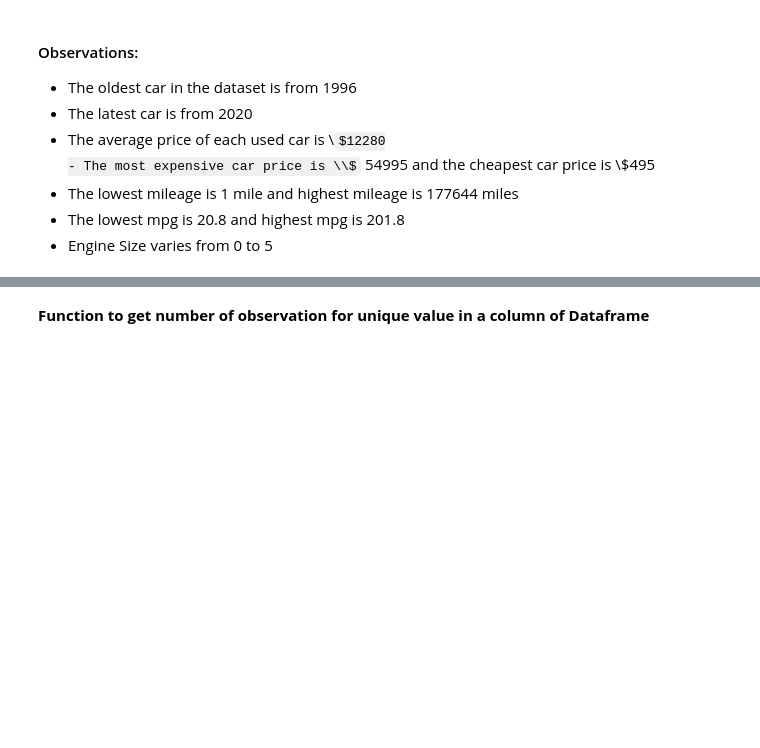
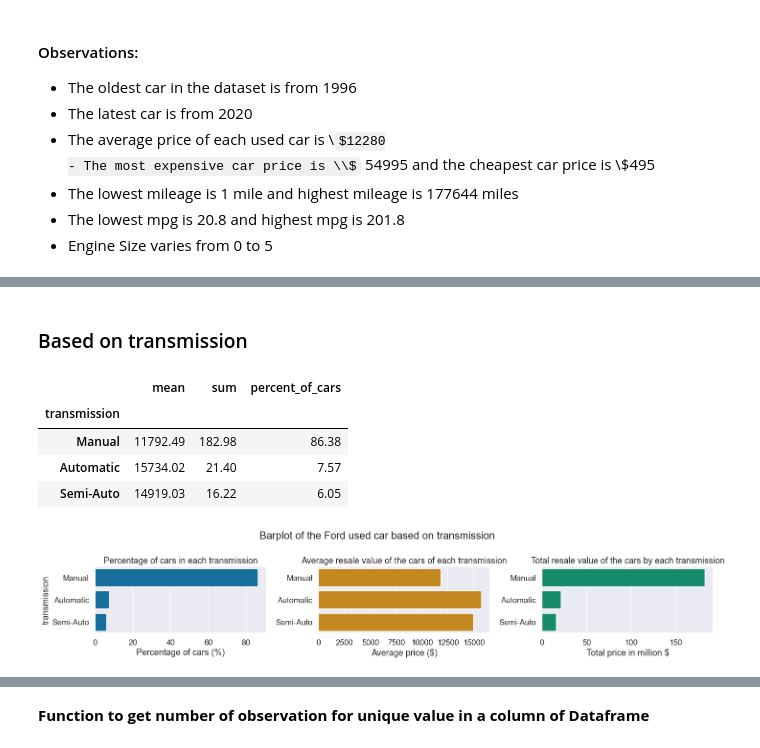
Before and after one commit to zintesar/ford_used_car_EDA, a Jupyter notebook: ford_used_car_analysis.ipynb, the cells around one changed output, grey strips where cells are left out. Cells and saved outputs as stored; diff of their text form; code cells hidden in the pictures; some formulas as TeX source; blank space fills up the shorter version.

```diff
--- a/ford_used_car_analysis.ipynb
+++ b/ford_used_car_analysis.ipynb
@@ -114,0 +214,15 @@ display(df.describe())
+# %% [markdown]
+### Based on transmission
+# %%
+df_ford_transmission = ford_preprocessing(df , 'transmission')
+
+display(df_ford_transmission.head())
+
+categorical_barplot(df_ford_transmission, 'transmission' , 4)
+# %% [output]
+|  | mean | sum | percent_of_cars |
+| transmission |  |  |  |
+| Manual | 11792.49 | 182.98 | 86.38 |
+| Automatic | 15734.02 | 21.40 | 7.57 |
+| Semi-Auto | 14919.03 | 16.22 | 6.05 |
+[figure, added]
```
Also changed, not shown: parts of 15 cells of this notebook.
